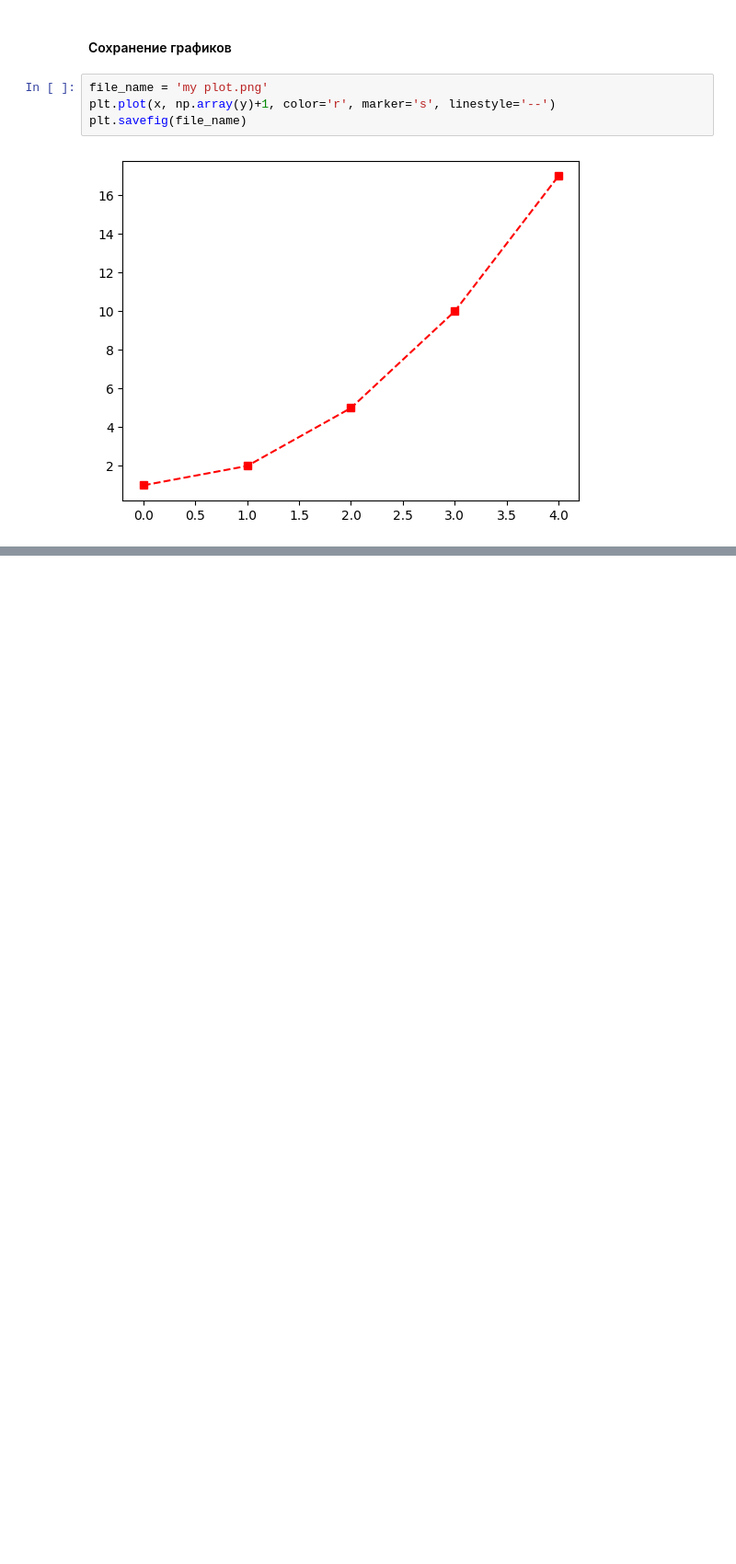
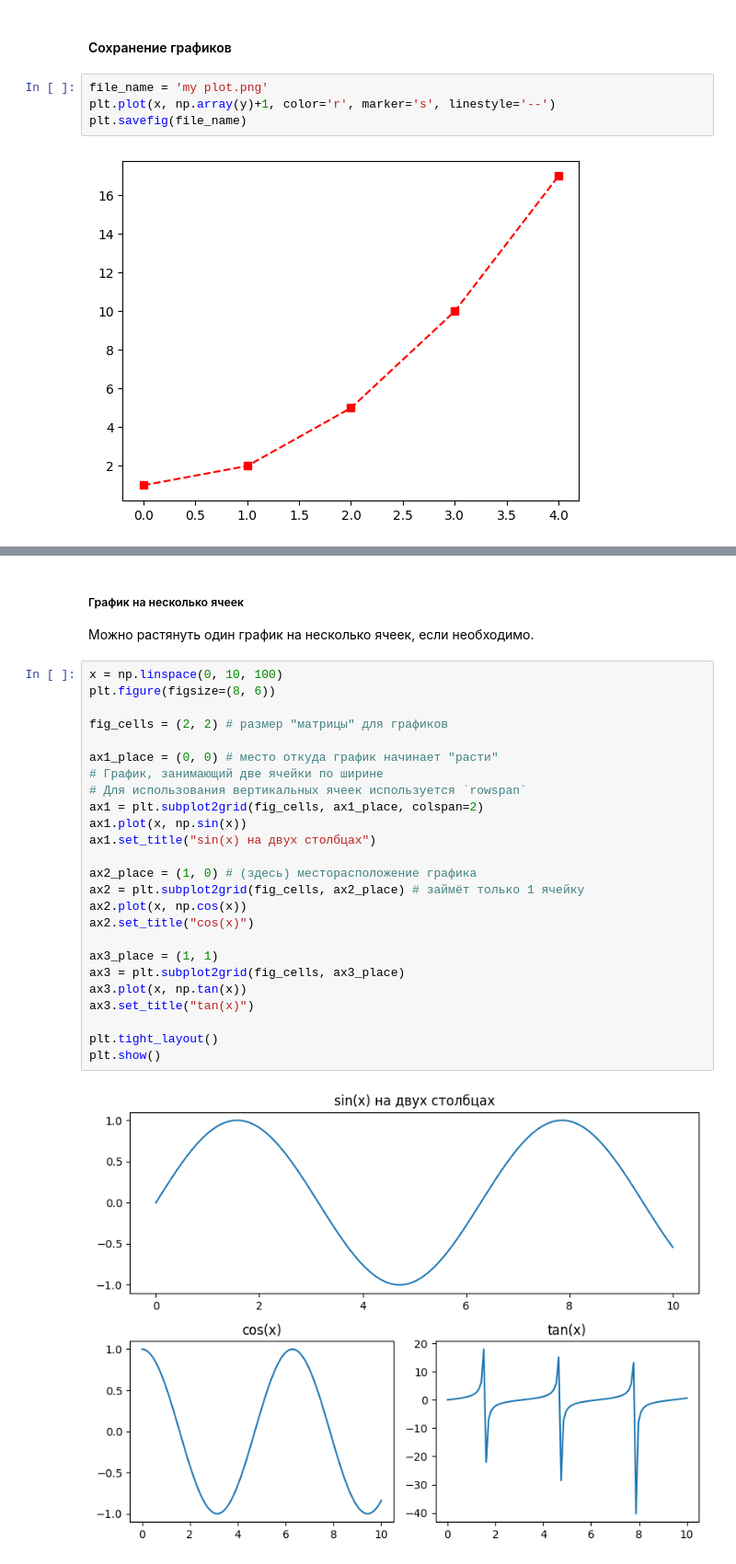
Before and after one commit to dragondangun/em_ml, a Jupyter notebook: 4. Matplotlib и Seaborn/Plots.ipynb, the cells around one changed output, grey strips where cells are left out. Shown at 92% size. Cells and saved outputs as stored; diff of their text form; blank space fills up the shorter version.

```diff
--- a/4. Matplotlib и Seaborn/Plots.ipynb
+++ b/4. Matplotlib и Seaborn/Plots.ipynb
@@ -311,0 +346,31 @@ plt.savefig(file_name)
+# %% [markdown]
+##### График на несколько ячеек
+
+Можно растянуть один график на несколько ячеек, если необходимо.
+# %%
+x = np.linspace(0, 10, 100)
+plt.figure(figsize=(8, 6))
+
+fig_cells = (2, 2) # размер "матрицы" для графиков
+
+ax1_place = (0, 0) # место откуда график начинает "расти"
+# График, занимающий две ячейки по ширине
+# Для использования вертикальных ячеек используется `rowspan`
+ax1 = plt.subplot2grid(fig_cells, ax1_place, colspan=2)
+ax1.plot(x, np.sin(x))
+ax1.set_title("sin(x) на двух столбцах")
+
+ax2_place = (1, 0) # (здесь) месторасположение графика
+ax2 = plt.subplot2grid(fig_cells, ax2_place) # займёт только 1 ячейку
+ax2.plot(x, np.cos(x))
+ax2.set_title("cos(x)")
+
+ax3_place = (1, 1)
+ax3 = plt.subplot2grid(fig_cells, ax3_place)
+ax3.plot(x, np.tan(x))
+ax3.set_title("tan(x)")
+
+plt.tight_layout()
+plt.show()
+# %% [output]
+[figure, added]
```
Also changed, not shown: parts of 30 cells of this notebook.
